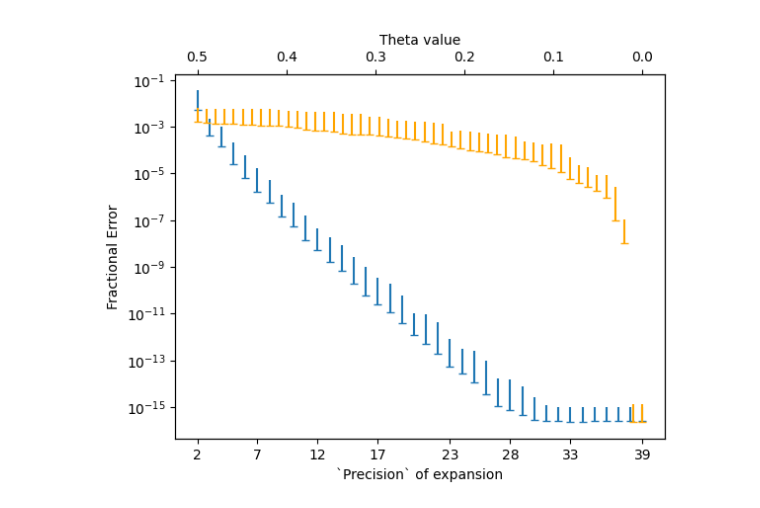
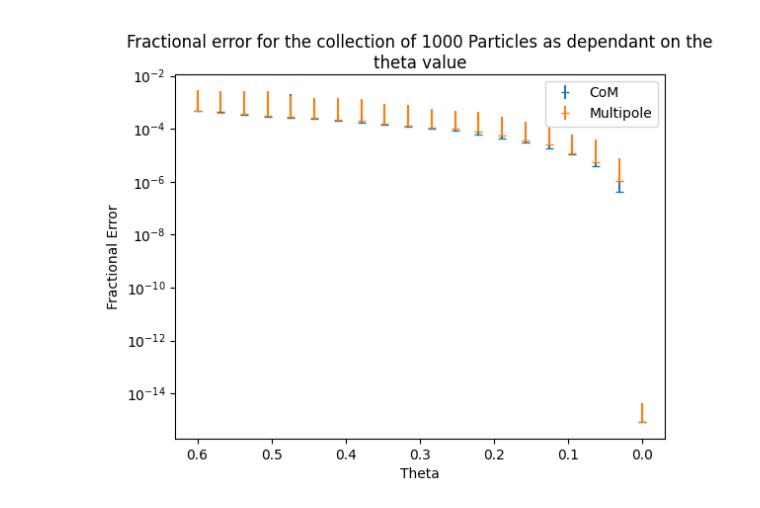
Before and after one commit to Part-II-Computational-Physics/hierarchical-methods-lb880, a Jupyter notebook: errors_test.ipynb, the cells around one changed output. Cells and saved outputs as stored; diff of their text form; code cells hidden in the pictures.

Commit message:
Do general errors testing

```diff
--- a/errors_test.ipynb
+++ b/errors_test.ipynb
@@ -5,7 +7,9 @@ import matplotlib.pyplot as plt
 
 from packages import general, bh, fmm
 # %%
-num_particles = 100
+num_particles = 1000
+
+# np.random.seed(0)
 
 particles = [general.Particle(mass_like=True) for _ in range(num_particles)]
 # %%
@@ -113,36 +264,30 @@ plt.show()
 # %%
-fmm_averages = [np.average(frac) for frac in fmm_fracs]
-fmm_stdevs = [np.std(frac) for frac in fmm_fracs]
-fmm_mins = [np.min(frac) for frac in fmm_fracs]
-fmm_maxs = [np.max(frac) for frac in fmm_fracs]
+com_averages = [np.average(frac) for frac in com_fracs]
+com_stdevs = [np.std(frac) for frac in com_fracs]
+com_mins = [np.min(frac) for frac in com_fracs]
+com_maxs = [np.max(frac) for frac in com_fracs]
 
-bh_averages = [np.average(frac) for frac in bh_fracs]
-bh_stdevs = [np.std(frac) for frac in bh_fracs]
-bh_mins = [np.min(frac) for frac in bh_fracs]
-bh_maxs = [np.max(frac) for frac in bh_fracs]
+multi_averages = [np.average(frac) for frac in multi_fracs]
+multi_stdevs = [np.std(frac) for frac in multi_fracs]
+multi_mins = [np.min(frac) for frac in multi_fracs]
+multi_maxs = [np.max(frac) for frac in multi_fracs]
 # %%
-fig, ax1 = plt.subplots()
+fig, ax = plt.subplots()
 
-# ax1.set_title('Fractional Error for the collection of 10000 Particles as dependant on the `precision` value used', wrap=True)
+ax.set_title(f'Fractional error for the collection of {num_particles} Particles as dependant on the theta value', wrap=True)
 
-ax2 = ax1.twiny()
-ax2.invert_xaxis()
+ax.invert_xaxis()
 
-ax1.errorbar(precisions, fmm_averages, (fmm_mins, fmm_maxs), fmt='_', label='FMM')
-ax2.errorbar(thetas, bh_averages, (bh_mins, bh_maxs), fmt='_', color='orange', label='BH')
+ax.errorbar(thetas, com_averages, (com_mins, com_maxs), fmt='_', label='CoM')
+ax.errorbar(thetas, multi_averages, (multi_mins, multi_maxs), fmt='_', label='Multipole')
 
-ax1.set_yscale('log')
+ax.set_yscale('log')
 
-integer_ticks = np.linspace(precisions[0], precisions[-1], 8, endpoint=True, dtype=int)
-ax1.set_xticks(integer_ticks)
+ax.set_xlabel('Theta')
+ax.set_ylabel('Fractional Error')
 
-ax1.set_xlabel('`Precision` of expansion')
-ax2.set_xlabel('Theta value')
-ax1.set_ylabel('Fractional Error')
-
-# ax1.legend()
-# ax2.legend()
+ax.legend()
 
 plt.show()
 # %% [output]
-[figure, old version]
+[figure, new version]
```
Also changed, not shown: parts of 15 cells of this notebook, 3 other files.
